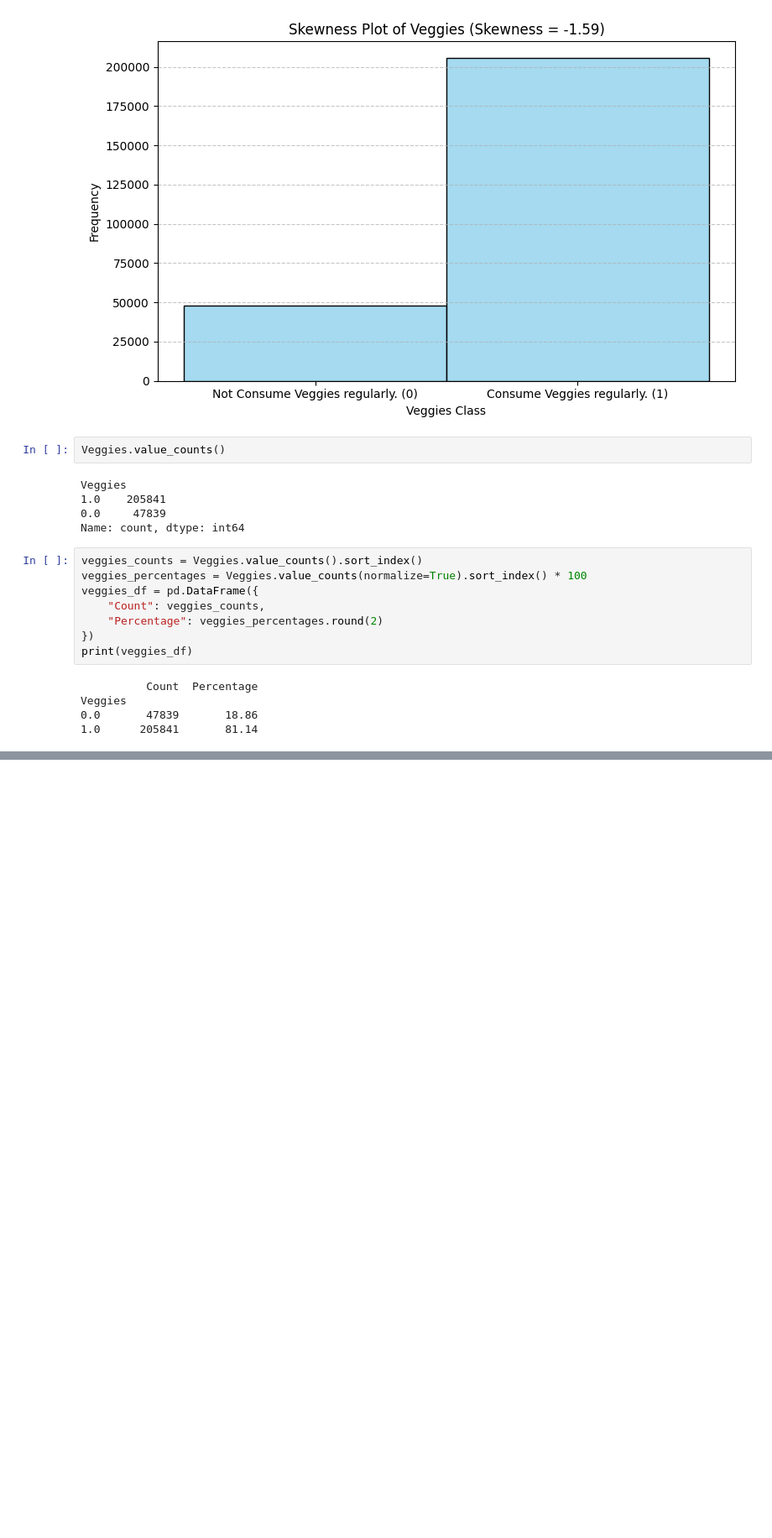
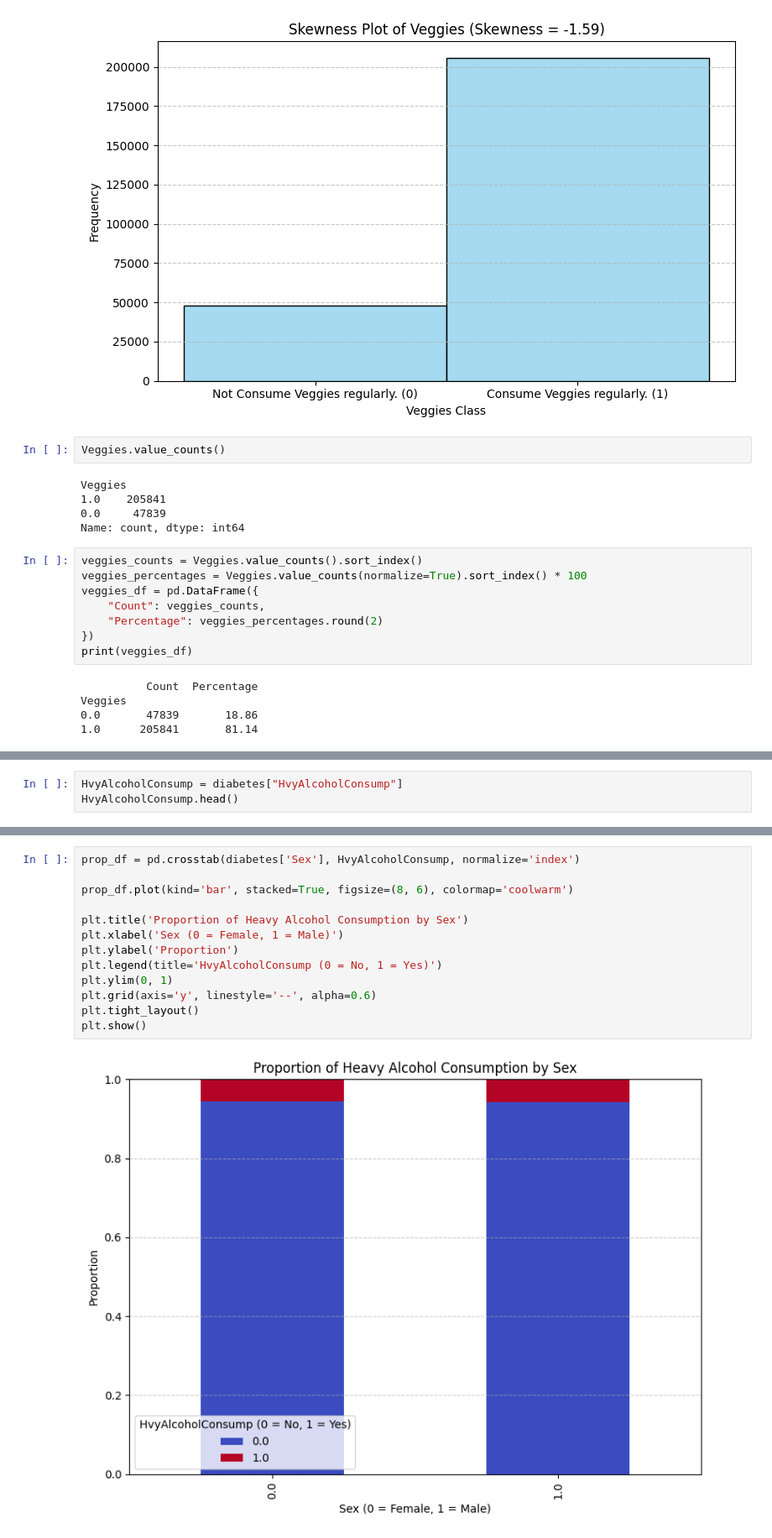
Before and after one commit to mrablfz05/diabetes-prediction, a Jupyter notebook: diabetes_prediction.ipynb, the cells around one changed output, grey strips where cells are left out. Shown at 84% size. Saved outputs shown, nothing was run; the diff lists cells and outputs as text; blank space fills up the shorter version.

Commit message:
EDA: get on HvyAlcoholConsump  column and get ratio for Sex

```diff
--- a/diabetes_prediction.ipynb
+++ b/diabetes_prediction.ipynb
@@ -1102,0 +1114,3 @@ Veggies
+# %%
+HvyAlcoholConsump = diabetes["HvyAlcoholConsump"]
+HvyAlcoholConsump.head()
@@ -1102,0 +1149,15 @@ Veggies
+# %%
+prop_df = pd.crosstab(diabetes['Sex'], HvyAlcoholConsump, normalize='index')
+
+prop_df.plot(kind='bar', stacked=True, figsize=(8, 6), colormap='coolwarm')
+
+plt.title('Proportion of Heavy Alcohol Consumption by Sex')
+plt.xlabel('Sex (0 = Female, 1 = Male)')
+plt.ylabel('Proportion')
+plt.legend(title='HvyAlcoholConsump (0 = No, 1 = Yes)')
+plt.ylim(0, 1)
+plt.grid(axis='y', linestyle='--', alpha=0.6)
+plt.tight_layout()
+plt.show()
+# %% [output]
+[figure, added]
```
Also changed, not shown: parts of 12 cells of this notebook, 5 other files.
